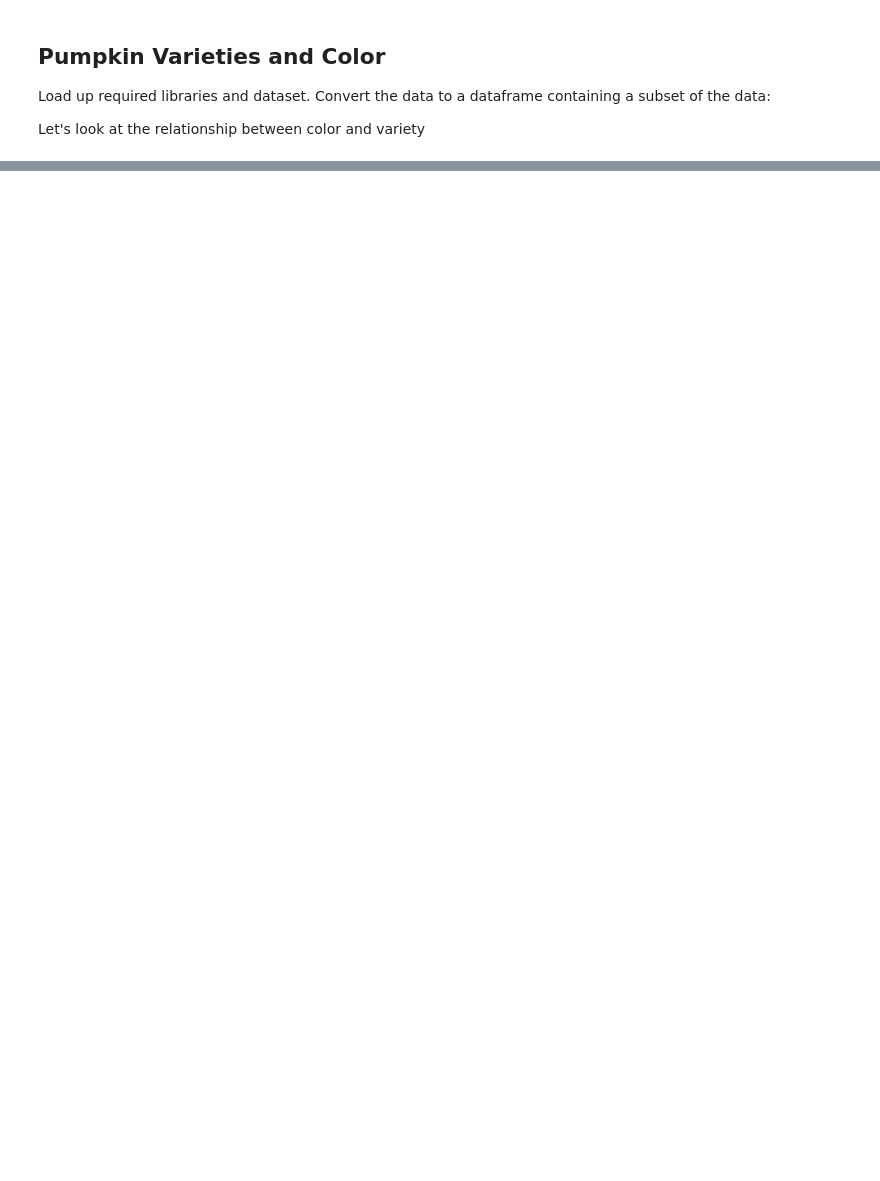
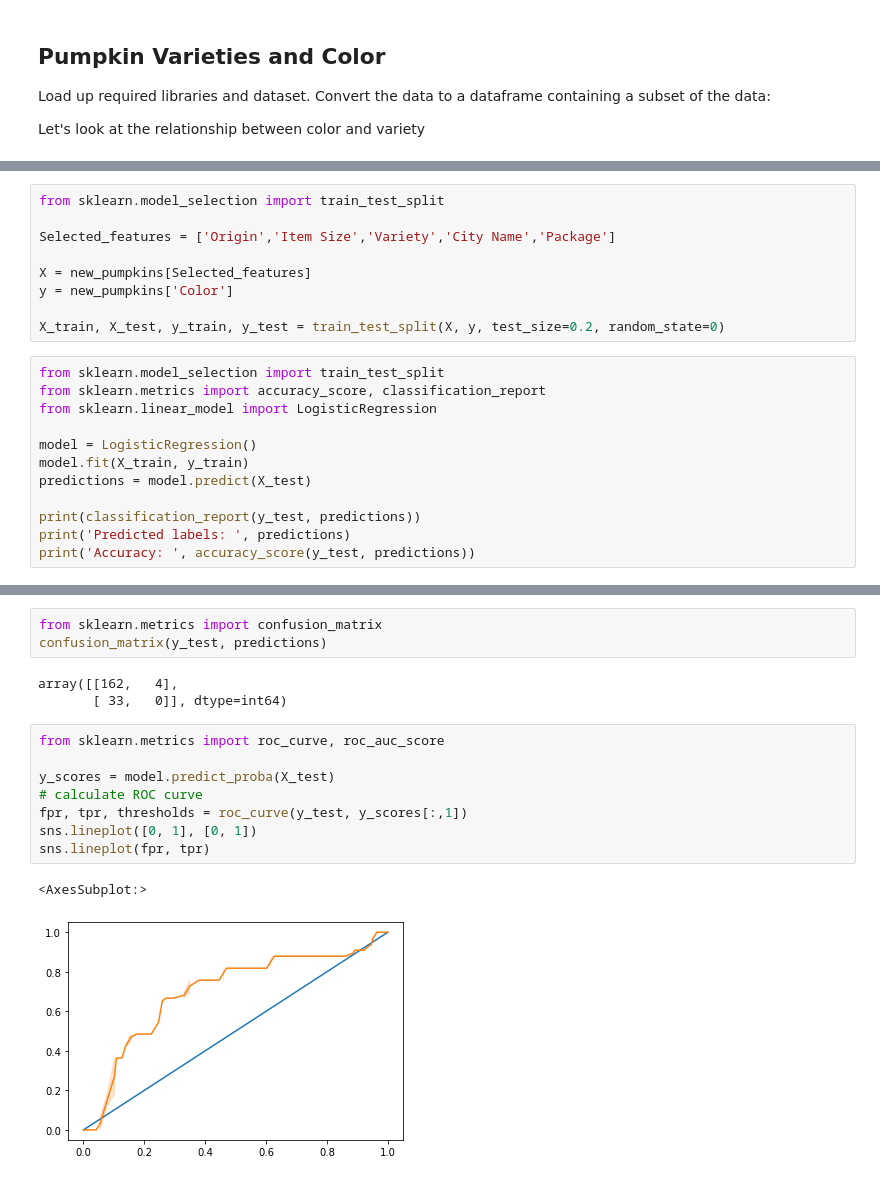
Before and after one commit to funkbaer/ML-For-Beginners, a Jupyter notebook: 2-Regression/4-Logistic/notebook.ipynb, the cells around one changed output, grey strips where cells are left out. Saved outputs shown, nothing was run; the diff lists cells and outputs as text; blank space fills up the shorter version.

```diff
--- a/2-Regression/4-Logistic/notebook.ipynb
+++ b/2-Regression/4-Logistic/notebook.ipynb
@@ -23,0 +75,21 @@ pumpkins.head()
+# %%
+from sklearn.model_selection import train_test_split
+
+Selected_features = ['Origin','Item Size','Variety','City Name','Package']
+
+X = new_pumpkins[Selected_features]
+y = new_pumpkins['Color']
+
+X_train, X_test, y_train, y_test = train_test_split(X, y, test_size=0.2, random_state=0)
+# %%
+from sklearn.model_selection import train_test_split
+from sklearn.metrics import accuracy_score, classification_report
+from sklearn.linear_model import LogisticRegression
+
+model = LogisticRegression()
+model.fit(X_train, y_train)
+predictions = model.predict(X_test)
+
+print(classification_report(y_test, predictions))
+print('Predicted labels: ', predictions)
+print('Accuracy: ', accuracy_score(y_test, predictions))
@@ -23,0 +113,17 @@ pumpkins.head()
+# %%
+from sklearn.metrics import confusion_matrix
+confusion_matrix(y_test, predictions)
+# %% [output]
+array([[162,   4],
+       [ 33,   0]], dtype=int64)
+# %%
+from sklearn.metrics import roc_curve, roc_auc_score
+
+y_scores = model.predict_proba(X_test)
+# calculate ROC curve
+fpr, tpr, thresholds = roc_curve(y_test, y_scores[:,1])
+sns.lineplot([0, 1], [0, 1])
+sns.lineplot(fpr, tpr)
+# %% [output]
+<AxesSubplot:>
+[figure, added]
```
Also changed, not shown: parts of 19 cells of this notebook, 1 other file.
